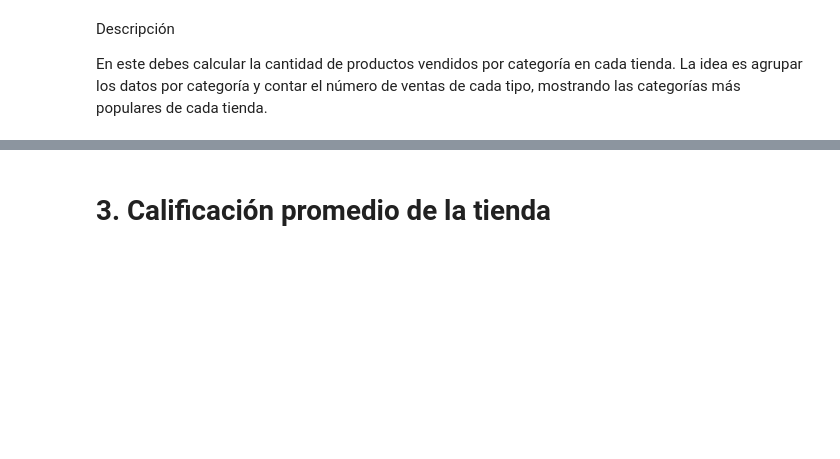
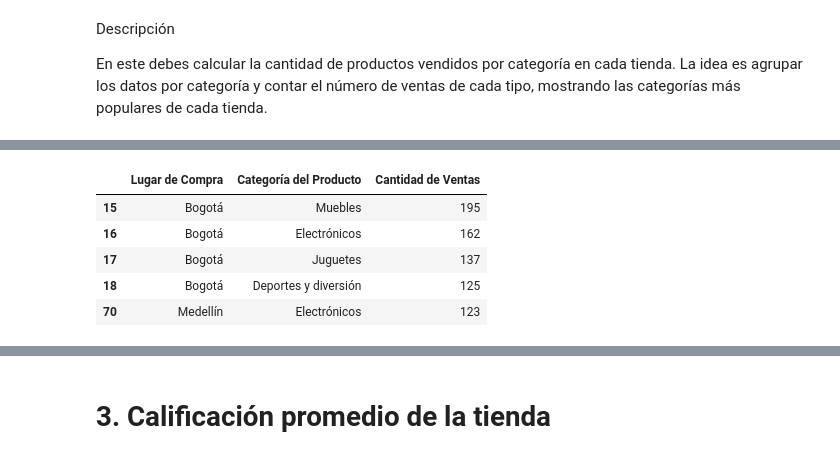
Before and after one commit to LejImkoaj/challenge1-data-science-alura-store-latam, a Jupyter notebook: AluraStoreLatam.ipynb, the cells around one changed output, grey strips where cells are left out. Saved outputs shown, nothing was run; the diff lists cells and outputs as text; code cells hidden in the pictures; blank space fills up the shorter version.

```diff
--- a/AluraStoreLatam.ipynb
+++ b/AluraStoreLatam.ipynb
@@ -81,8 +81,15 @@ tienda.head(3)
 | 1 | Mesa de comedor | Muebles | 192300.0 | 8400.0 | 18/05/2022 | Beatriz Morales | Medellín | ... |
 | 2 | Juego de mesa | Juguetes | 209600.0 | 15900.0 | 15/03/2021 | Juan Fernandez | Cartagena | ... |
 # %%
-#ventas_por_categoria = tienda.groupby("Lugar de Compra")[["Categoría del Producto"]].value_counts()\
-                             #.reset_index(name='Cantidad de Ventas')\
-                             #.sort_values(by='Cantidad de Ventas', ascending=False)
-#ventas_por_categoria.head()
+ventas_por_categoria = tienda.groupby("Lugar de Compra")["Categoría del Producto"].value_counts()\
+                             .reset_index(name='Cantidad de Ventas')\
+                             .sort_values(by='Cantidad de Ventas', ascending=False)
+ventas_por_categoria.head()
+# %% [output]
+|  | Lugar de Compra | Categoría del Producto | Cantidad de Ventas |
+| 15 | Bogotá | Muebles | 195 |
+| 16 | Bogotá | Electrónicos | 162 |
+| 17 | Bogotá | Juguetes | 137 |
+| 18 | Bogotá | Deportes y diversión | 125 |
+| 70 | Medellín | Electrónicos | 123 |
 # %%
```
Also changed, not shown: parts of 7 cells of this notebook.
